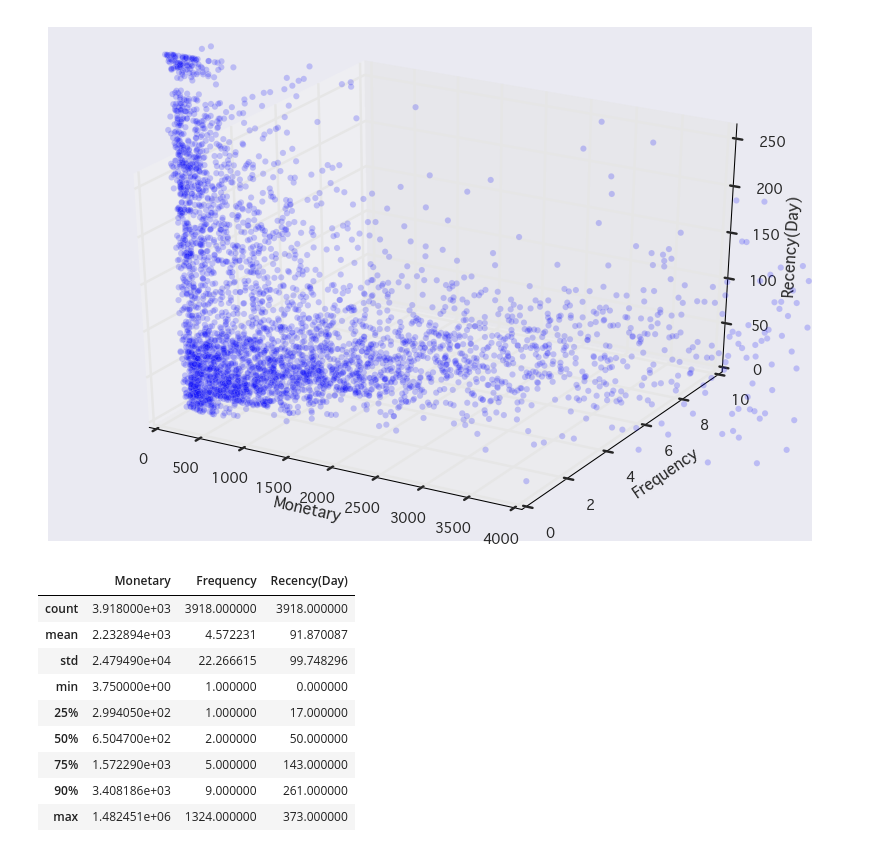
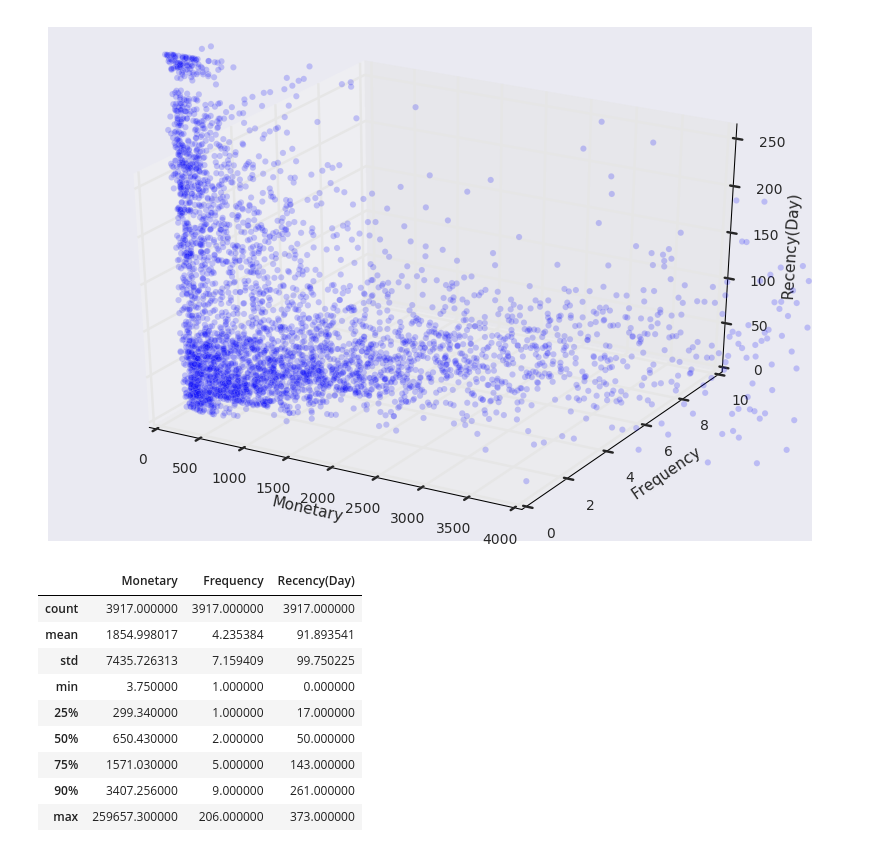
Before and after one commit to Fujiki-Nakamura/OnlineRetailAnalysis, a Jupyter notebook: MachineLearning/RFM.ipynb, the cells around one changed output. Cells and saved outputs as stored; diff of their text form; code cells hidden in the pictures.

```diff
--- a/MachineLearning/RFM.ipynb
+++ b/MachineLearning/RFM.ipynb
@@ -109,5 +98,11 @@ df_uk_per_customer['Recency(Day)'] = \
 (df_uk_per_customer['ReferenceDate'].dt.date - df_uk_per_customer['LastTransactionDate'].dt.date).dt.days
 
 
+# sum(Quantity)
+df_uk_per_customer['QuantitySum'] = pd.DataFrame(df_uk.groupby('CustomerID')['Quantity'].sum()).reset_index()['Quantity']
+
+# Quantity / Transaction
+df_uk_per_customer['QuantityPerTransaction'] = df_uk_per_customer['QuantitySum'] / df_uk_per_customer['Frequency']
+
 display(df_uk_per_customer.head())
 # %% [output]
@@ -179,15 +174,18 @@ plt.show()
 # %% [output]
 [figure]
 # %%
-df_uk_per_customer.describe(percentiles=[.25, .5, .75, .9])
+# CustomerID = NaN のカスタマを除外する
+
+df_uk_per_customer = df_uk_per_customer[df_uk_per_customer['CustomerID'] != 'NaN']
+display(df_uk_per_customer.describe(percentiles=[.25, .5, .75, .9]))
 # %% [output]
 |  | Monetary | Frequency | Recency(Day) |
-| count | 3.918000e+03 | 3918.000000 | 3918.000000 |
-| mean | 2.232894e+03 | 4.572231 | 91.870087 |
-| std | 2.479490e+04 | 22.266615 | 99.748296 |
-| min | 3.750000e+00 | 1.000000 | 0.000000 |
-| 25% | 2.994050e+02 | 1.000000 | 17.000000 |
-| 50% | 6.504700e+02 | 2.000000 | 50.000000 |
-| 75% | 1.572290e+03 | 5.000000 | 143.000000 |
-| 90% | 3.408186e+03 | 9.000000 | 261.000000 |
-| max | 1.482451e+06 | 1324.000000 | 373.000000 |
+| count | 3917.000000 | 3917.000000 | 3917.000000 |
+| mean | 1854.998017 | 4.235384 | 91.893541 |
+| std | 7435.726313 | 7.159409 | 99.750225 |
+| min | 3.750000 | 1.000000 | 0.000000 |
+| 25% | 299.340000 | 1.000000 | 17.000000 |
+| 50% | 650.430000 | 2.000000 | 50.000000 |
+| 75% | 1571.030000 | 5.000000 | 143.000000 |
+| 90% | 3407.256000 | 9.000000 | 261.000000 |
+| max | 259657.300000 | 206.000000 | 373.000000 |
```
Also changed, not shown: parts of 19 cells of this notebook, 1 other file.
